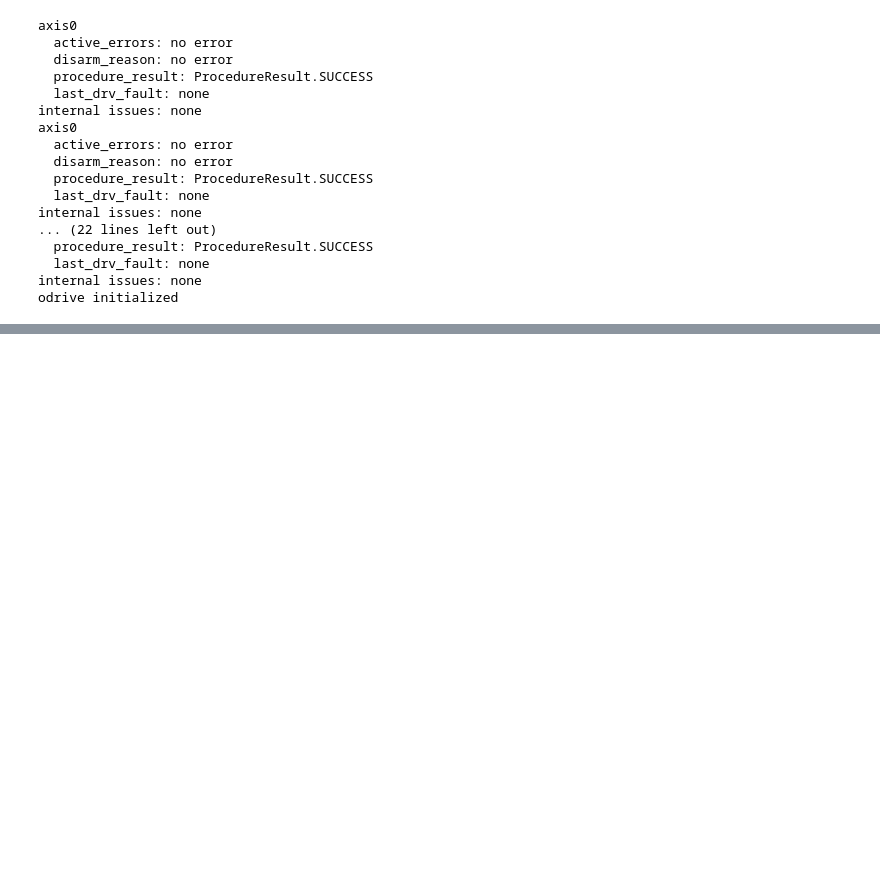
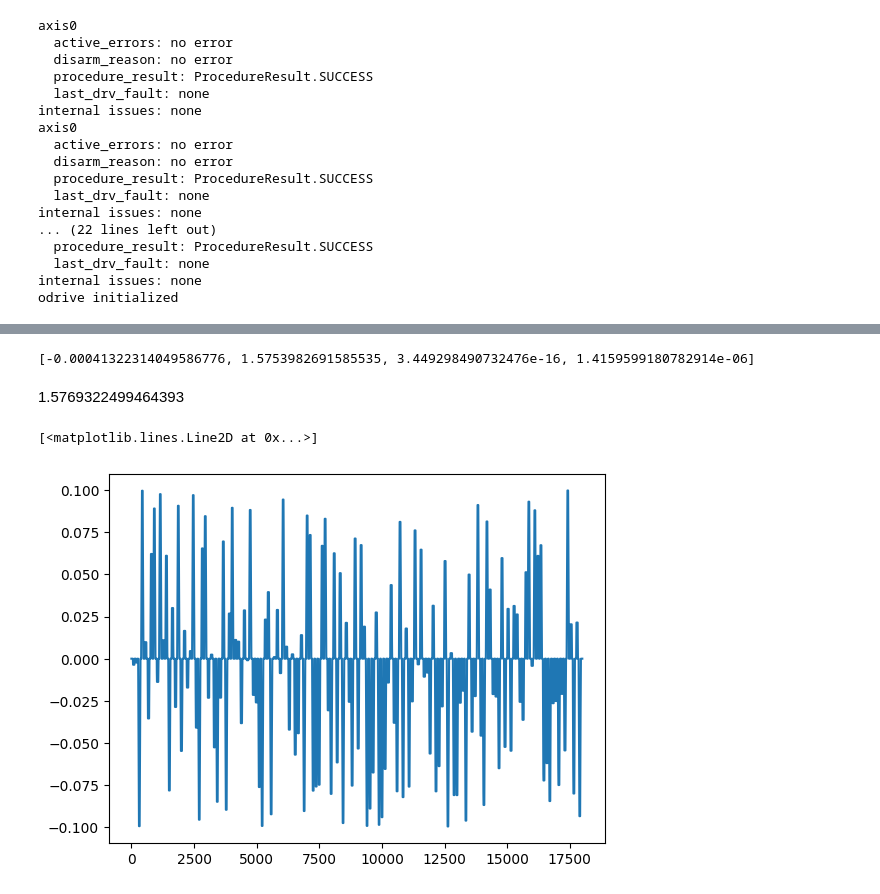
Before and after one commit to Rexlab-cartpole/Controller, a Jupyter notebook: PixelMPC.ipynb, the cells around one changed output, grey strips where cells are left out. Cells and saved outputs as stored; diff of their text form; code cells hidden in the pictures; blank space fills up the shorter version.

```diff
--- a/PixelMPC.ipynb
+++ b/PixelMPC.ipynb
@@ -100,0 +37,43 @@ took 5.1004674434661865 seconds
+# %%
+print(get_state())
+# %% [output]
+[-0.00041322314049586776, 1.5753982691585535, 3.449298490732476e-16, 1.4159599180782914e-06]
+# %% [markdown]
+1.5769322499464393
+# %%
+control_frequency = 30
+control_period = 1/control_frequency
+T = 600 # seconds
+N = int(T*control_frequency)
+# %%
+
+# go to random positions
+num_points = int((N/30)/4)
+goal_points_rand = np.random.uniform(low = -0.1, high = 0.1, size = num_points)
+goal_points = [0]*(num_points*2+1)
+goal_points[1::2] = goal_points_rand
+x_ref = [0]*N
+division_len = N/len(goal_points)
+division_num = 0
+ramp_mult = 300
+for i in range(len(x_ref)):
+    if i > division_len*(division_num+1):
+        division_num += 1
+
+    if division_num < len(goal_points)-1:
+        ramp_len = int(abs(goal_points[division_num+1] - goal_points[division_num])*ramp_mult)
+        start_ramp_pos = division_len*(division_num+1) - ramp_len
+        end_ramp_pos = division_len*(division_num+1)
+        if i > start_ramp_pos and i <= end_ramp_pos and division_num < len(goal_points)-1:
+            m = (goal_points[division_num+1] - goal_points[division_num])/(end_ramp_pos - start_ramp_pos)
+            b = goal_points[division_num+1] - m*end_ramp_pos
+            x_ref[i] = m*i + b
+        else:
+            x_ref[i] = goal_points[division_num]
+    else:
+        x_ref[i] = goal_points[division_num]
+
+plt.plot(x_ref)
+# %% [output]
+[<matplotlib.lines.Line2D at 0x...>]
+[figure, added]
```
Also changed, not shown: parts of 17 cells of this notebook, 15 other files.
